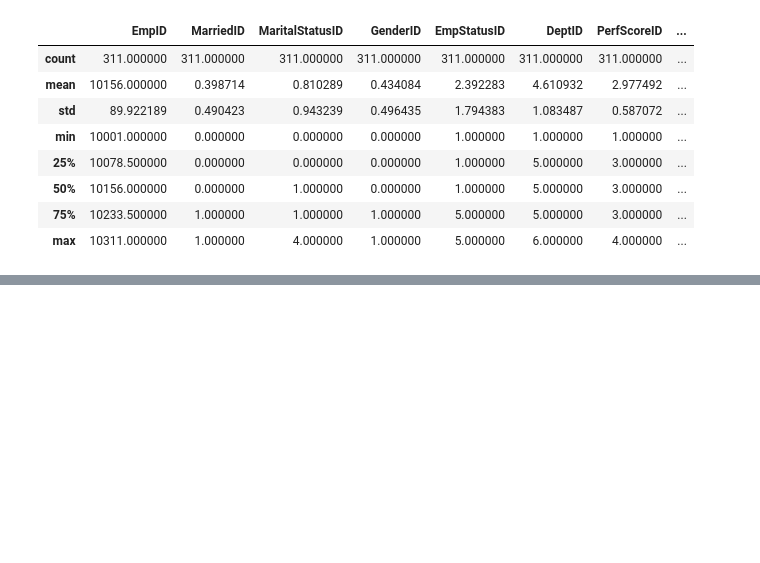
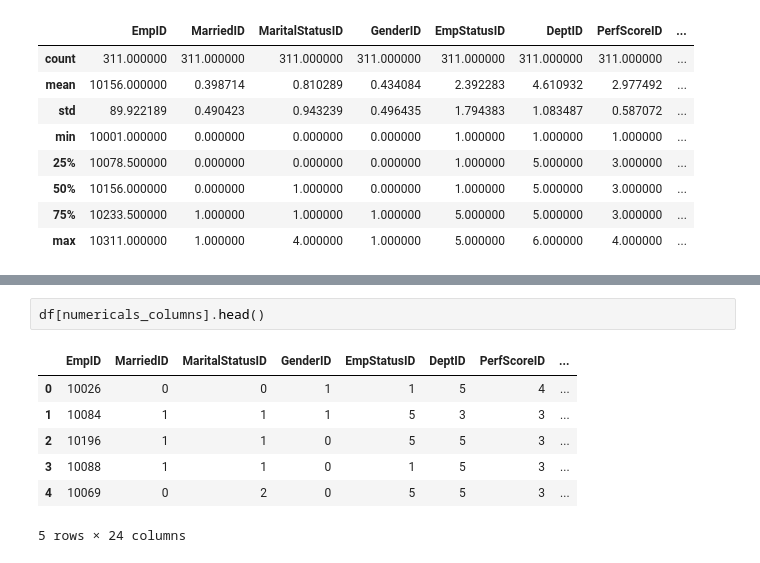
Before and after one commit to Rajatsingh64/HR_attrition_prediction, a Jupyter notebook: research.ipynb, the cells around one changed output, grey strips where cells are left out. Drawn from its saved outputs; the diff is of its cells as text; blank space fills up the shorter version.

```diff
--- a/research.ipynb
+++ b/research.ipynb
@@ -72,0 +209,10 @@ df[["GenderID" , "Sex"]]
+# %%
+df[numericals_columns].head()
+# %% [output]
+|  | EmpID | MarriedID | MaritalStatusID | GenderID | EmpStatusID | DeptID | PerfScoreID | ... |
+| 0 | 10026 | 0 | 0 | 1 | 1 | 5 | 4 | ... |
+| 1 | 10084 | 1 | 1 | 1 | 5 | 3 | 3 | ... |
+| 2 | 10196 | 1 | 1 | 0 | 5 | 5 | 3 | ... |
+| 3 | 10088 | 1 | 1 | 0 | 1 | 5 | 3 | ... |
+| 4 | 10069 | 0 | 2 | 0 | 5 | 5 | 3 | ... |
+5 rows × 24 columns
```
Also changed, not shown: parts of 29 cells of this notebook, 22 other files.
